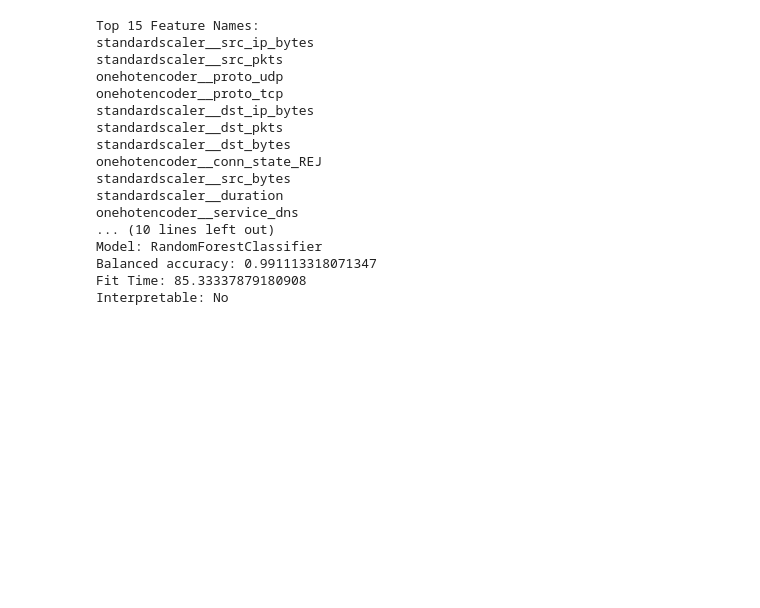
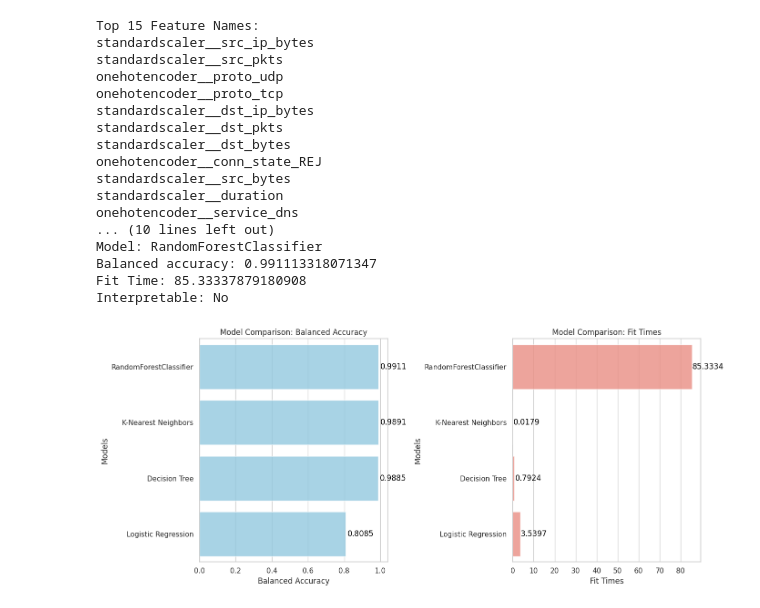
Before and after one commit to aaghouse/Cybersecurity_ML, a Jupyter notebook: cyber_ml_capstone.ipynb, the cells around one changed output. Cells and saved outputs as stored; diff of their text form; code cells hidden in the pictures; blank space fills up the shorter version.

```diff
--- a/cyber_ml_capstone.ipynb
+++ b/cyber_ml_capstone.ipynb
@@ -1208,3 +1208,97 @@ print('Model: Feature red RandomForestClassifier + SVM' )
 print("Balanced accuracy:", balanced_acc)
 print('Fit Time:', end_time - start_time)
 print('Interpretable: No')
+# %%
+# Initial succesful run results
+#Model: K-Nearest Neighbors
+#Best Parameters: {'n_neighbors': 5, 'p': 1, 'weights': 'distance'}
+#Balanced Accuracy: 0.9891
+#Fit Time: 0.0179 seconds
+#Interpretable: No
+
+#Model: Logistic Regression
+#Best Parameters: {'C': 70.54802310718645, 'max_iter': 100, 'penalty': 'l2'}
+#Balanced Accuracy: 0.8085
+#Fit Time: 3.5397 seconds
+#Interpretable: Yes
+
+#Model: Decision Tree
+#Best Parameters: {'max_depth': 20, 'min_samples_leaf': 1, 'min_samples_split': 2}
+#Balanced Accuracy: 0.9885
+#Fit Time: 0.7924 seconds
+#Interpretable: Yes
+
+#With top 15 parameters
+#Best parameters:  {'max_depth': None, 'min_samples_split': 2, 'n_estimators': 300}
+#Model: RandomForestClassifier
+#Balanced accuracy: 0.991113318071347
+#Fit Time: 85.33337879180908
+#Interpretable: No
+
+import pandas as pd
+import matplotlib.pyplot as plt
+import seaborn as sns
+
+# Create an empty DataFrame
+results = pd.DataFrame()
+
+# Define dictionaries for different models' best parameters
+best_params_rf_dict = {'max_depth': None, 'min_samples_split': 2, 'n_estimators': 300}
+best_params_knn_dict = {'n_neighbors': 5, 'p': 1, 'weights': 'distance'}
+best_params_dt_dict = {'max_depth': 20, 'min_samples_leaf': 1, 'min_samples_split': 2}
+best_params_lr_dict = {'C': 70.54802310718645, 'max_iter': 100, 'penalty': 'l2'}
+
+# Populate the DataFrame with model-related information
+results = results.append({'Model Name': 'RandomForestClassifier',
+                          'Balanced Accuracy': 0.9911,
+                          'Fit Time (s)': 85.3334,
+                          'Interpretable': 'No',
+                          'best_params': str(best_params_rf_dict)},
+                         ignore_index=True)
+
+results = results.append({'Model Name': 'K-Nearest Neighbors',
+                          'Balanced Accuracy': 0.9891,
+                          'Fit Time (s)': 0.0179,
+                          'Interpretable': 'No',
+                          'best_params': str(best_params_knn_dict)},
+                         ignore_index=True)
+
+results = results.append({'Model Name': 'Decision Tree',
+                          'Balanced Accuracy': 0.9885,
+                          'Fit Time (s)': 0.7924,
+                          'Interpretable': 'Yes',
+                          'best_params': str(best_params_dt_dict)},
+                         ignore_index=True)
+
+results = results.append({'Model Name': 'Logistic Regression',
+                          'Balanced Accuracy': 0.8085,
+                          'Fit Time (s)': 3.5397,
+                          'Interpretable': 'Yes',
+                          'best_params': str(best_params_lr_dict)},
+                         ignore_index=True)
+
+# Visual representation of the analyzed models using seaborn
+sns.set(style="whitegrid")
+fig, (ax1, ax2) = plt.subplots(1, 2, figsize=(14, 6))
+
+sns.barplot(x='Balanced Accuracy', y='Model Name', data=results, color='skyblue', alpha=0.8, ax=ax1)
+ax1.set_xlabel('Balanced Accuracy')
+ax1.set_ylabel('Models')
+ax1.set_title('Model Comparison: Balanced Accuracy')
+for i, v in enumerate(results['Balanced Accuracy']):
+    ax1.text(v + 0.01, i, str(round(v, 4)), color='black', va='center')
+
+sns.barplot(x='Fit Time (s)', y='Model Name', data=results, color='salmon', alpha=0.8, ax=ax2)
+ax2.set_xlabel('Fit Times')
+ax2.set_ylabel('Models')
+ax2.set_title('Model Comparison: Fit Times')
+for i, v in enumerate(results['Fit Time (s)']):
+    ax2.text(v + 0.3, i, str(round(v, 4)), color='black', va='center')
+
+plt.tight_layout()
+plt.show()
+
+# Display the DataFrame
+results.head()
+# %% [output]
+[figure, added]
```
Also changed, not shown: parts of 1 cell of this notebook.
